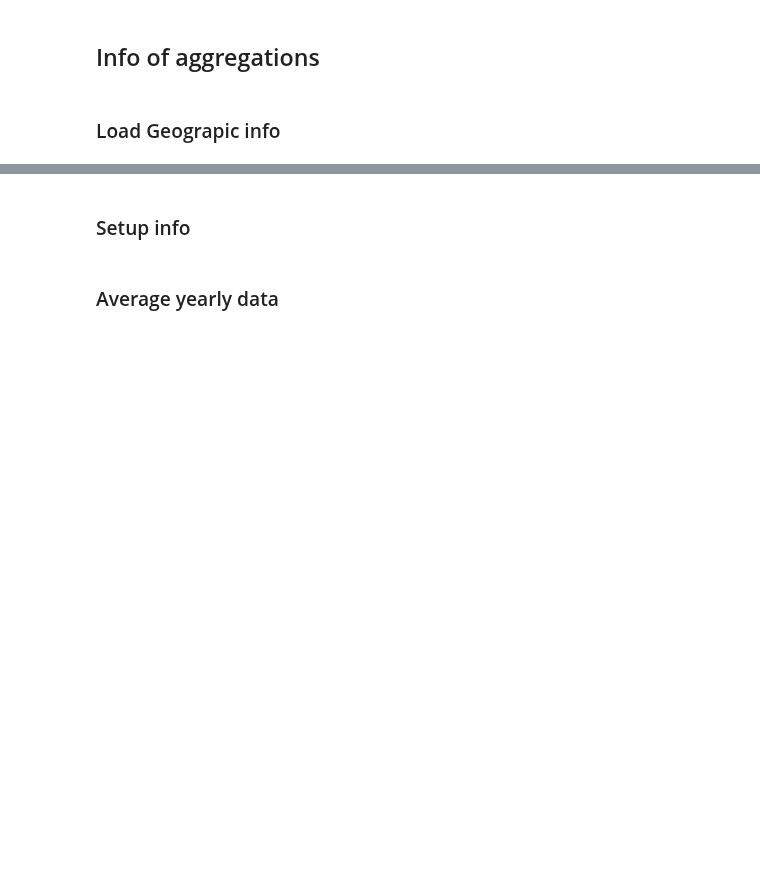
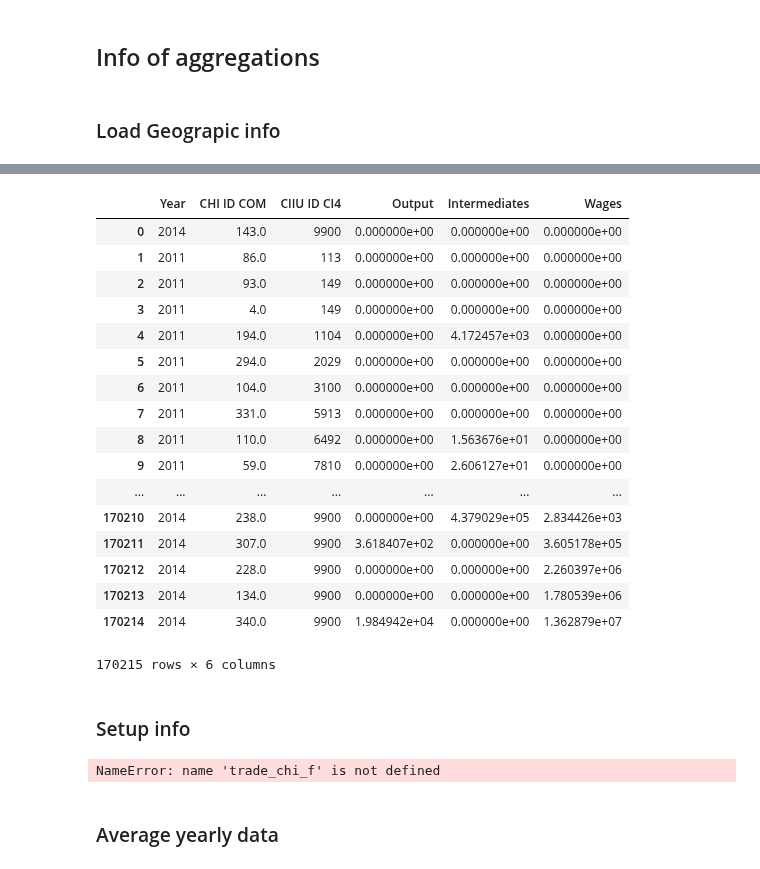
Before and after one commit to matuteiglesias/geo-correlation-structures, a Jupyter notebook: Save aggregated datasets.ipynb, the cells around one changed output, grey strips where cells are left out. Cells and saved outputs as stored; diff of their text form; code cells hidden in the pictures; blank space fills up the shorter version.

Commit message:
Added user created data

```diff
--- a/Save aggregated datasets.ipynb
+++ b/Save aggregated datasets.ipynb
@@ -9,10 +9,10 @@ import matplotlib.pyplot as plt
 # %% [markdown]
 ### Load economic data
 # %%
-hard_drive_path = './../../../../../media/miglesia/Elements/Matias_Iglesias_Backup/miglesia/Documents/compute-corr-structures/'
+hard_drive_path = './../../../../../media/miglesia/Elements1/Matias_Iglesias_Backup/miglesia/Documents/compute-corr-structures/'
 
 trade_bra = pd.read_csv(hard_drive_path+'data/econ_data/trade_bra.csv', dtype = {'HS ID 4': str})
-wages_bra = pd.read_csv(hard_drive_path + 'data/econ_data.csv').rename({u'Total Yearly Wages': 'Wages'}, axis = 1)
+wages_bra = pd.read_csv(hard_drive_path + 'data/econ_data/wages_bra.csv').rename({u'Total Yearly Wages': 'Wages'}, axis = 1)
 
 trade_chi = pd.read_csv(hard_drive_path+'data/econ_data/trade_chi.csv', dtype = {'HS ID 4': str})
 trade_chi = trade_chi.rename({u'HS ID 6': 'HS ID HS6'}, axis = 1)
@@ -100,3 +111,24 @@ dtype: int64
+# %%
+prod_chi
+# %% [output]
+|  | Year | CHI ID COM | CIIU ID CI4 | Output | Intermediates | Wages |
+| 0 | 2014 | 143.0 | 9900 | 0.000000e+00 | 0.000000e+00 | 0.000000e+00 |
+| 1 | 2011 | 86.0 | 113 | 0.000000e+00 | 0.000000e+00 | 0.000000e+00 |
+| 2 | 2011 | 93.0 | 149 | 0.000000e+00 | 0.000000e+00 | 0.000000e+00 |
+| 3 | 2011 | 4.0 | 149 | 0.000000e+00 | 0.000000e+00 | 0.000000e+00 |
+| 4 | 2011 | 194.0 | 1104 | 0.000000e+00 | 4.172457e+03 | 0.000000e+00 |
+| 5 | 2011 | 294.0 | 2029 | 0.000000e+00 | 0.000000e+00 | 0.000000e+00 |
+| 6 | 2011 | 104.0 | 3100 | 0.000000e+00 | 0.000000e+00 | 0.000000e+00 |
+| 7 | 2011 | 331.0 | 5913 | 0.000000e+00 | 0.000000e+00 | 0.000000e+00 |
+| 8 | 2011 | 110.0 | 6492 | 0.000000e+00 | 1.563676e+01 | 0.000000e+00 |
+| 9 | 2011 | 59.0 | 7810 | 0.000000e+00 | 2.606127e+01 | 0.000000e+00 |
+| ... | ... | ... | ... | ... | ... | ... |
+| 170210 | 2014 | 238.0 | 9900 | 0.000000e+00 | 4.379029e+05 | 2.834426e+03 |
+| 170211 | 2014 | 307.0 | 9900 | 3.618407e+02 | 0.000000e+00 | 3.605178e+05 |
+| 170212 | 2014 | 228.0 | 9900 | 0.000000e+00 | 0.000000e+00 | 2.260397e+06 |
+| 170213 | 2014 | 134.0 | 9900 | 0.000000e+00 | 0.000000e+00 | 1.780539e+06 |
+| 170214 | 2014 | 340.0 | 9900 | 1.984942e+04 | 0.000000e+00 | 1.362879e+07 |
+170215 rows × 6 columns
 # %% [markdown]
 ### Setup info
 # %%
@@ -116,6 +148,8 @@ setup_BRA = {'Ctry_str': 'BRA',
                 'Geo_ref': GEO_bra,
                 'var_str': 'w',
                }
+# %% [output]
+NameError: name 'trade_chi_f' is not defined
 # %% [markdown]
 ### Average yearly data
 # %%
```
Also changed, not shown: parts of 3 cells of this notebook, 10 other files.
